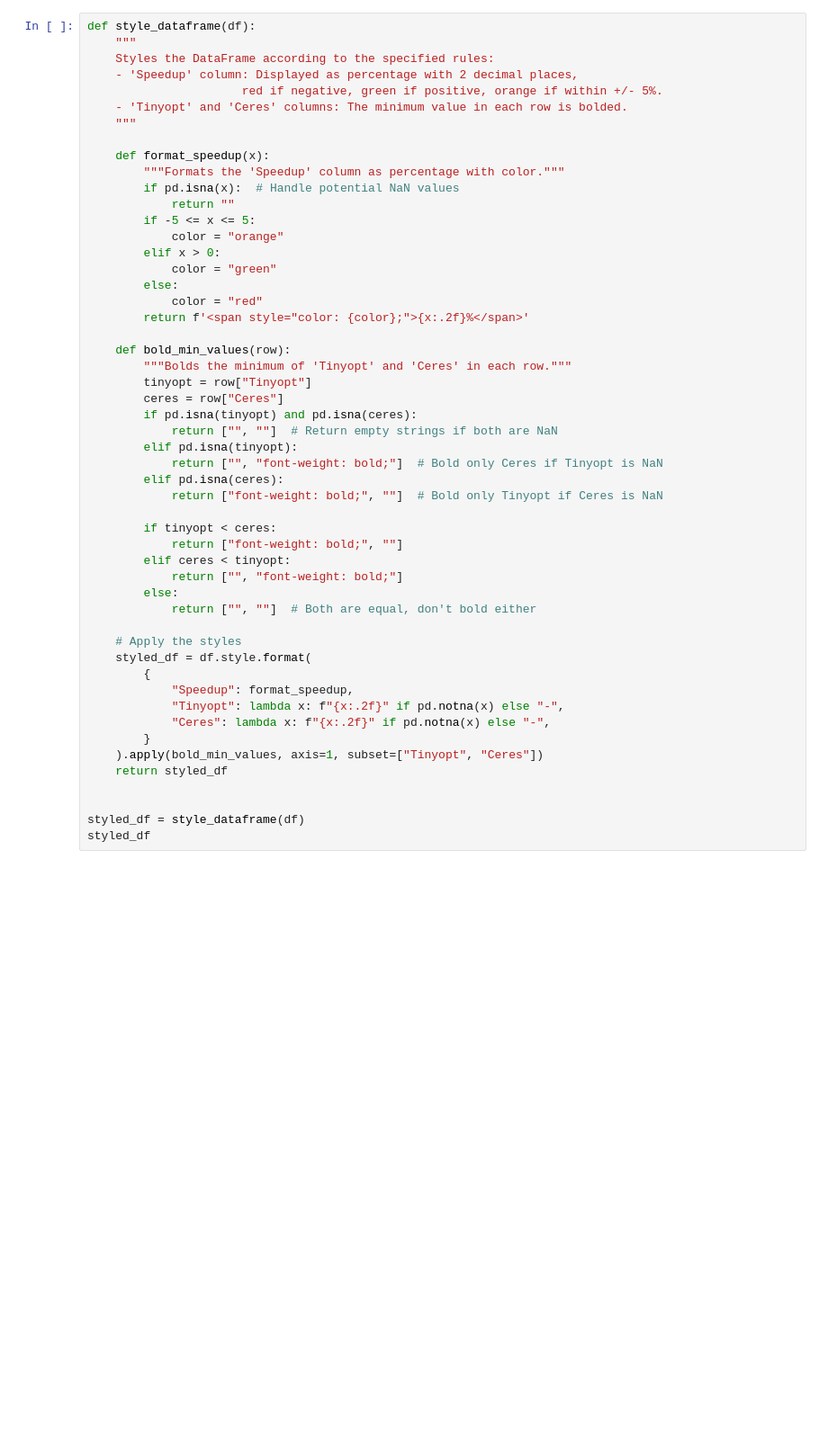
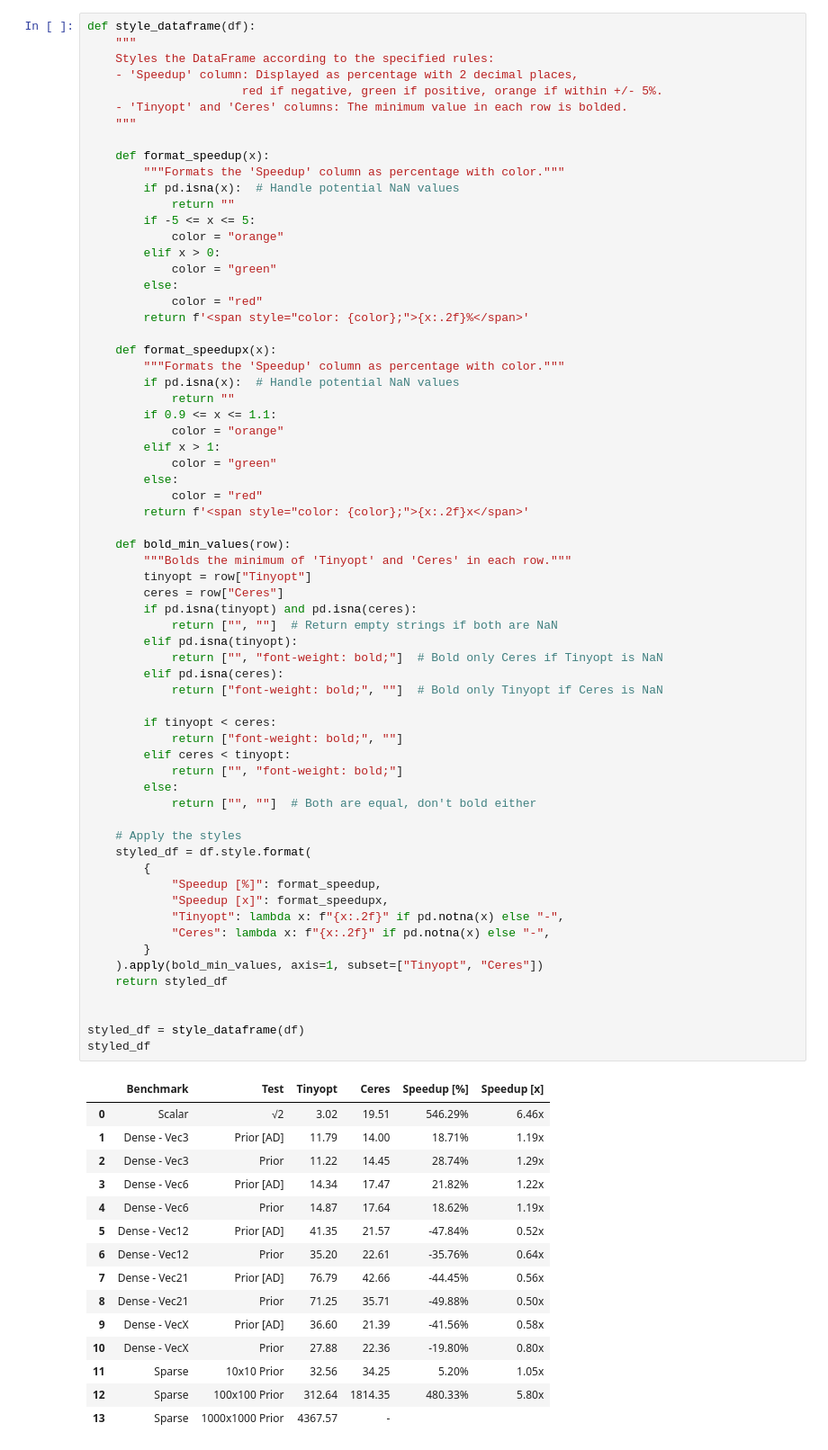
Before and after one commit to julien-michot/tinyopt, a Jupyter notebook: benchmarks/scripts/results.ipynb, the cells around one changed output. Shown at 90% size. Cells and saved outputs as stored; diff of their text form; blank space fills up the shorter version.

```diff
--- a/benchmarks/scripts/results.ipynb
+++ b/benchmarks/scripts/results.ipynb
@@ -98,38 +128,67 @@ def style_dataframe(df):
         else:
             color = "red"
         return f'<span style="color: {color};">{x:.2f}%</span>'
+
+    def format_speedupx(x):
+        """Formats the 'Speedup' column as percentage with color."""
+        if pd.isna(x):  # Handle potential NaN values
+            return ""
+        if 0.9 <= x <= 1.1:
+            color = "orange"
+        elif x > 1:
+            color = "green"
+        else:
+            color = "red"
+        return f'<span style="color: {color};">{x:.2f}x</span>'
 
     def bold_min_values(row):
         """Bolds the minimum of 'Tinyopt' and 'Ceres' in each row."""
         tinyopt = row["Tinyopt"]
         ceres = row["Ceres"]
         if pd.isna(tinyopt) and pd.isna(ceres):
             return ["", ""]  # Return empty strings if both are NaN
         elif pd.isna(tinyopt):
             return ["", "font-weight: bold;"]  # Bold only Ceres if Tinyopt is NaN
         elif pd.isna(ceres):
             return ["font-weight: bold;", ""]  # Bold only Tinyopt if Ceres is NaN
 
         if tinyopt < ceres:
             return ["font-weight: bold;", ""]
         elif ceres < tinyopt:
             return ["", "font-weight: bold;"]
         else:
             return ["", ""]  # Both are equal, don't bold either
 
     # Apply the styles
     styled_df = df.style.format(
         {
-            "Speedup": format_speedup,
+            "Speedup [%]": format_speedup,
+            "Speedup [x]": format_speedupx,
             "Tinyopt": lambda x: f"{x:.2f}" if pd.notna(x) else "-",
             "Ceres": lambda x: f"{x:.2f}" if pd.notna(x) else "-",
         }
     ).apply(bold_min_values, axis=1, subset=["Tinyopt", "Ceres"])
     return styled_df
 
 
 styled_df = style_dataframe(df)
 styled_df
+# %% [output]
+|  | Benchmark | Test | Tinyopt | Ceres | Speedup [%] | Speedup [x] |
+| 0 | Scalar | √2 | 3.02 | 19.51 | 546.29% | 6.46x |
+| 1 | Dense - Vec3 | Prior [AD] | 11.79 | 14.00 | 18.71% | 1.19x |
+| 2 | Dense - Vec3 | Prior | 11.22 | 14.45 | 28.74% | 1.29x |
+| 3 | Dense - Vec6 | Prior [AD] | 14.34 | 17.47 | 21.82% | 1.22x |
+| 4 | Dense - Vec6 | Prior | 14.87 | 17.64 | 18.62% | 1.19x |
+| 5 | Dense - Vec12 | Prior [AD] | 41.35 | 21.57 | -47.84% | 0.52x |
+| 6 | Dense - Vec12 | Prior | 35.20 | 22.61 | -35.76% | 0.64x |
+| 7 | Dense - Vec21 | Prior [AD] | 76.79 | 42.66 | -44.45% | 0.56x |
+| 8 | Dense - Vec21 | Prior | 71.25 | 35.71 | -49.88% | 0.50x |
+| 9 | Dense - VecX | Prior [AD] | 36.60 | 21.39 | -41.56% | 0.58x |
+| 10 | Dense - VecX | Prior | 27.88 | 22.36 | -19.80% | 0.80x |
+| 11 | Sparse | 10x10 Prior | 32.56 | 34.25 | 5.20% | 1.05x |
+| 12 | Sparse | 100x100 Prior | 312.64 | 1814.35 | 480.33% | 5.80x |
+| 13 | Sparse | 1000x1000 Prior | 4367.57 | - |  |  |
 # %%
 def plot_all_benchmarks(df, file1_name="Tinyopt", file2_name="Ceres"):
     """
```
Also changed, not shown: parts of 5 cells of this notebook, 4 other files.
